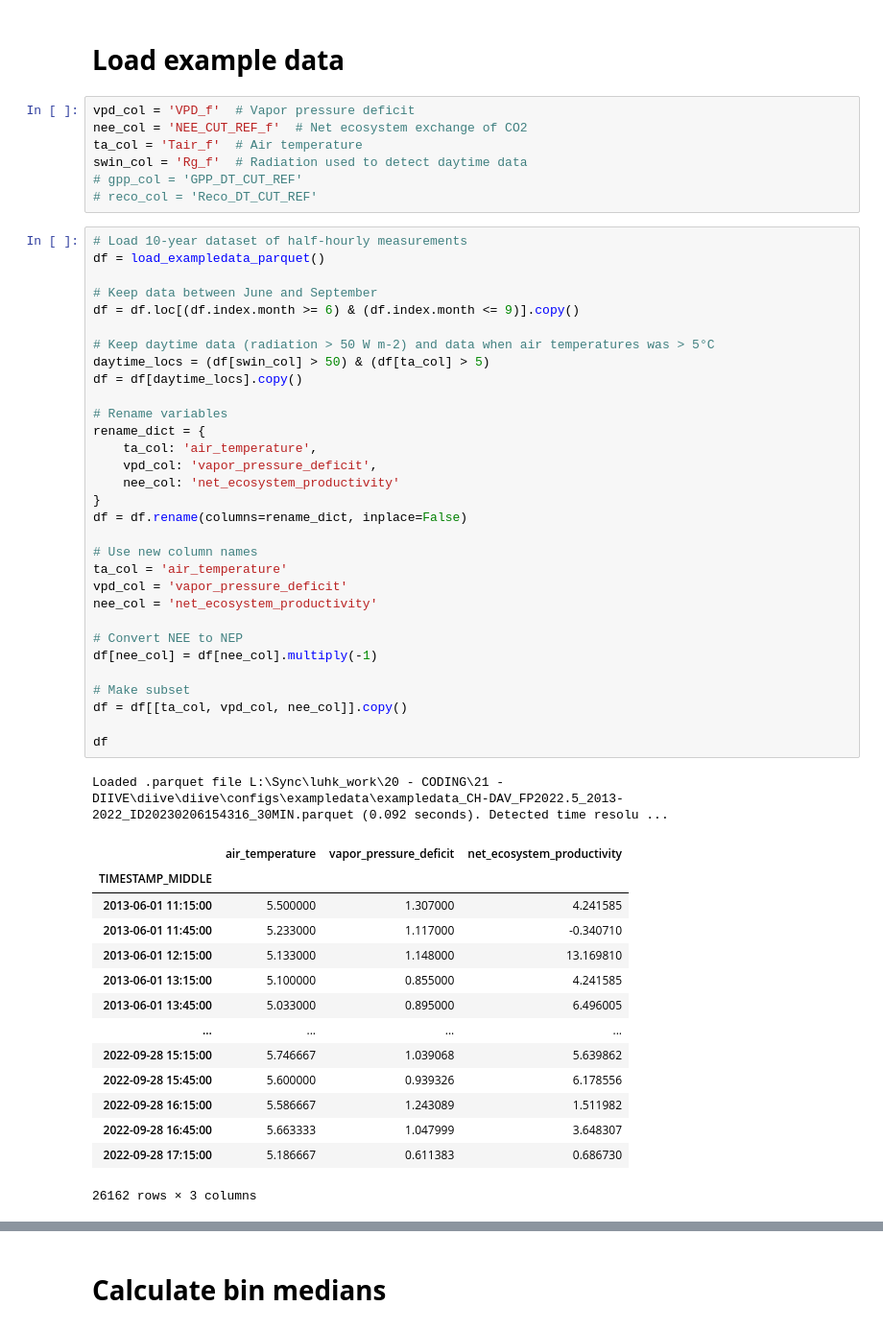
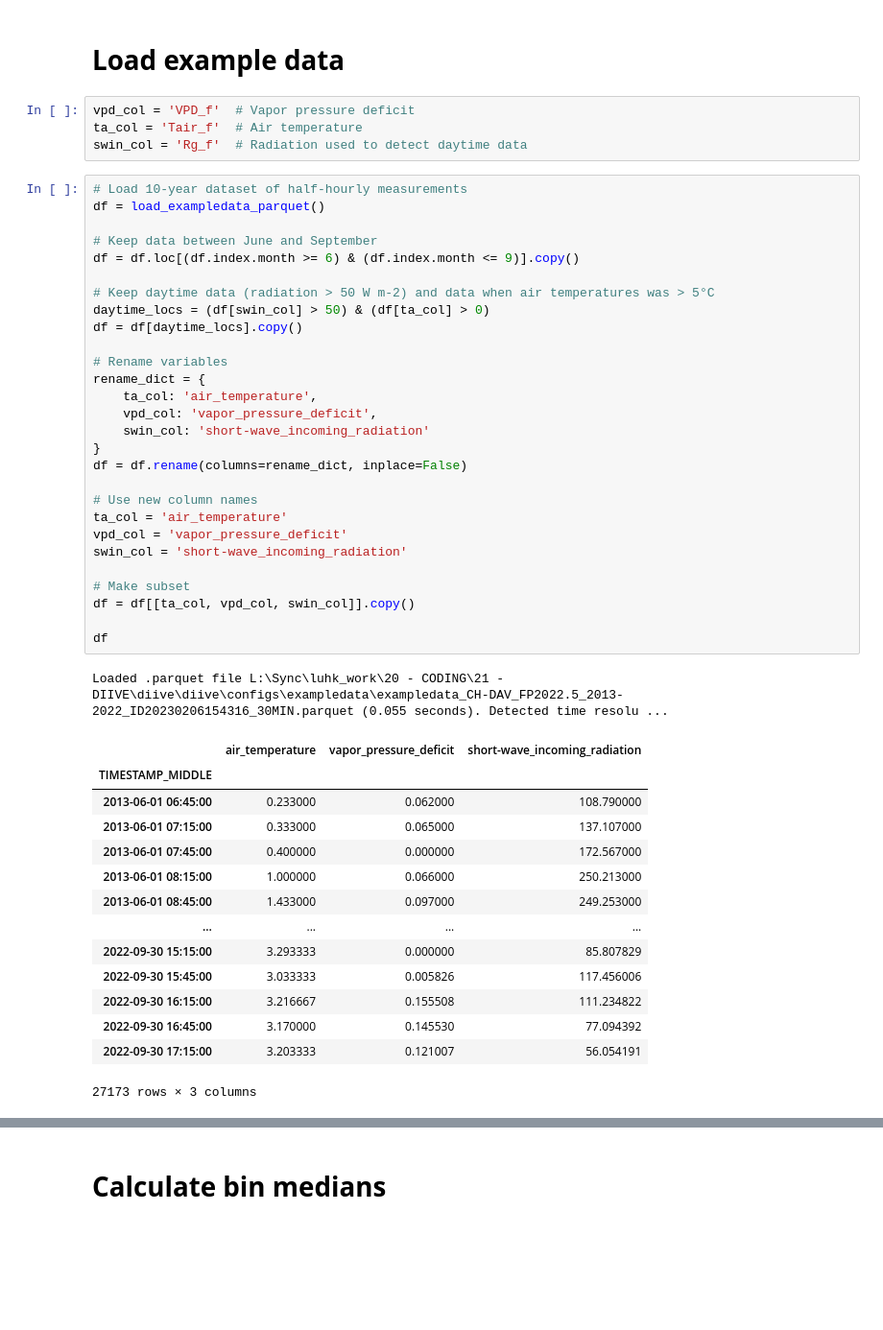
Before and after one commit to holukas/diive, a Jupyter notebook: notebooks/Analyses/DecouplingSortingBins.ipynb, the cells around one changed output, grey strips where cells are left out. Shown: that part at 96% size. Saved outputs shown, nothing was run; the diff lists cells and outputs as text; blank space fills up the shorter version.

```diff
--- a/notebooks/Analyses/DecouplingSortingBins.ipynb
+++ b/notebooks/Analyses/DecouplingSortingBins.ipynb
@@ -38,58 +38,52 @@ diive version: v0.71.4
 # **Load example data**
 # %%
 vpd_col = 'VPD_f'  # Vapor pressure deficit
-nee_col = 'NEE_CUT_REF_f'  # Net ecosystem exchange of CO2
 ta_col = 'Tair_f'  # Air temperature
 swin_col = 'Rg_f'  # Radiation used to detect daytime data
-# gpp_col = 'GPP_DT_CUT_REF'
-# reco_col = 'Reco_DT_CUT_REF'
 # %%
 # Load 10-year dataset of half-hourly measurements
 df = load_exampledata_parquet()
 
 # Keep data between June and September
 df = df.loc[(df.index.month >= 6) & (df.index.month <= 9)].copy()
 
 # Keep daytime data (radiation > 50 W m-2) and data when air temperatures was > 5°C
-daytime_locs = (df[swin_col] > 50) & (df[ta_col] > 5)
+daytime_locs = (df[swin_col] > 50) & (df[ta_col] > 0)
 df = df[daytime_locs].copy()
 
 # Rename variables
 rename_dict = {
     ta_col: 'air_temperature',
     vpd_col: 'vapor_pressure_deficit',
-    nee_col: 'net_ecosystem_productivity'
+    swin_col: 'short-wave_incoming_radiation'
 }
 df = df.rename(columns=rename_dict, inplace=False)
 
 # Use new column names
 ta_col = 'air_temperature'
 vpd_col = 'vapor_pressure_deficit'
-nee_col = 'net_ecosystem_productivity'
-
-# Convert NEE to NEP
-df[nee_col] = df[nee_col].multiply(-1)
+swin_col = 'short-wave_incoming_radiation'
 
 # Make subset
-df = df[[ta_col, vpd_col, nee_col]].copy()
+df = df[[ta_col, vpd_col, swin_col]].copy()
 
 df
 # %% [output]
-Loaded .parquet file L:\Sync\luhk_work\20 - CODING\21 - DIIVE\diive\diive\configs\exampledata\exampledata_CH-DAV_FP2022.5_2013-2022_ID20230206154316_30MIN.parquet (0.092 seconds). Detected time resolu ...
+Loaded .parquet file L:\Sync\luhk_work\20 - CODING\21 - DIIVE\diive\diive\configs\exampledata\exampledata_CH-DAV_FP2022.5_2013-2022_ID20230206154316_30MIN.parquet (0.055 seconds). Detected time resolu ...
-|  | air_temperature | vapor_pressure_deficit | net_ecosystem_productivity |
+|  | air_temperature | vapor_pressure_deficit | short-wave_incoming_radiation |
 | TIMESTAMP_MIDDLE |  |  |  |
-| 2013-06-01 11:15:00 | 5.500000 | 1.307000 | 4.241585 |
-| 2013-06-01 11:45:00 | 5.233000 | 1.117000 | -0.340710 |
-| 2013-06-01 12:15:00 | 5.133000 | 1.148000 | 13.169810 |
-| 2013-06-01 13:15:00 | 5.100000 | 0.855000 | 4.241585 |
-| 2013-06-01 13:45:00 | 5.033000 | 0.895000 | 6.496005 |
+| 2013-06-01 06:45:00 | 0.233000 | 0.062000 | 108.790000 |
+| 2013-06-01 07:15:00 | 0.333000 | 0.065000 | 137.107000 |
+| 2013-06-01 07:45:00 | 0.400000 | 0.000000 | 172.567000 |
+| 2013-06-01 08:15:00 | 1.000000 | 0.066000 | 250.213000 |
+| 2013-06-01 08:45:00 | 1.433000 | 0.097000 | 249.253000 |
 | ... | ... | ... | ... |
-| 2022-09-28 15:15:00 | 5.746667 | 1.039068 | 5.639862 |
-| 2022-09-28 15:45:00 | 5.600000 | 0.939326 | 6.178556 |
-| 2022-09-28 16:15:00 | 5.586667 | 1.243089 | 1.511982 |
-| 2022-09-28 16:45:00 | 5.663333 | 1.047999 | 3.648307 |
-| 2022-09-28 17:15:00 | 5.186667 | 0.611383 | 0.686730 |
+| 2022-09-30 15:15:00 | 3.293333 | 0.000000 | 85.807829 |
+| 2022-09-30 15:45:00 | 3.033333 | 0.005826 | 117.456006 |
+| 2022-09-30 16:15:00 | 3.216667 | 0.155508 | 111.234822 |
+| 2022-09-30 16:45:00 | 3.170000 | 0.145530 | 77.094392 |
+| 2022-09-30 17:15:00 | 3.203333 | 0.121007 | 56.054191 |
-26162 rows × 3 columns
+27173 rows × 3 columns
 # %% [markdown]
 </br>
 # %% [markdown]
```
Also changed, not shown: parts of 6 cells of this notebook.
